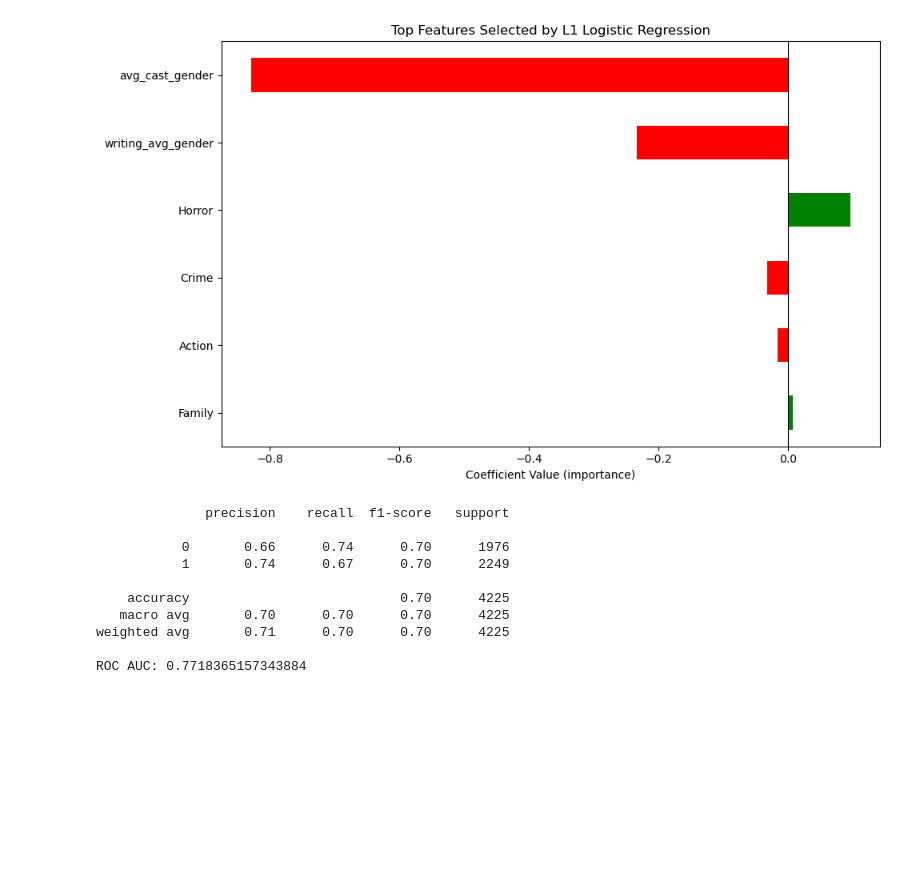
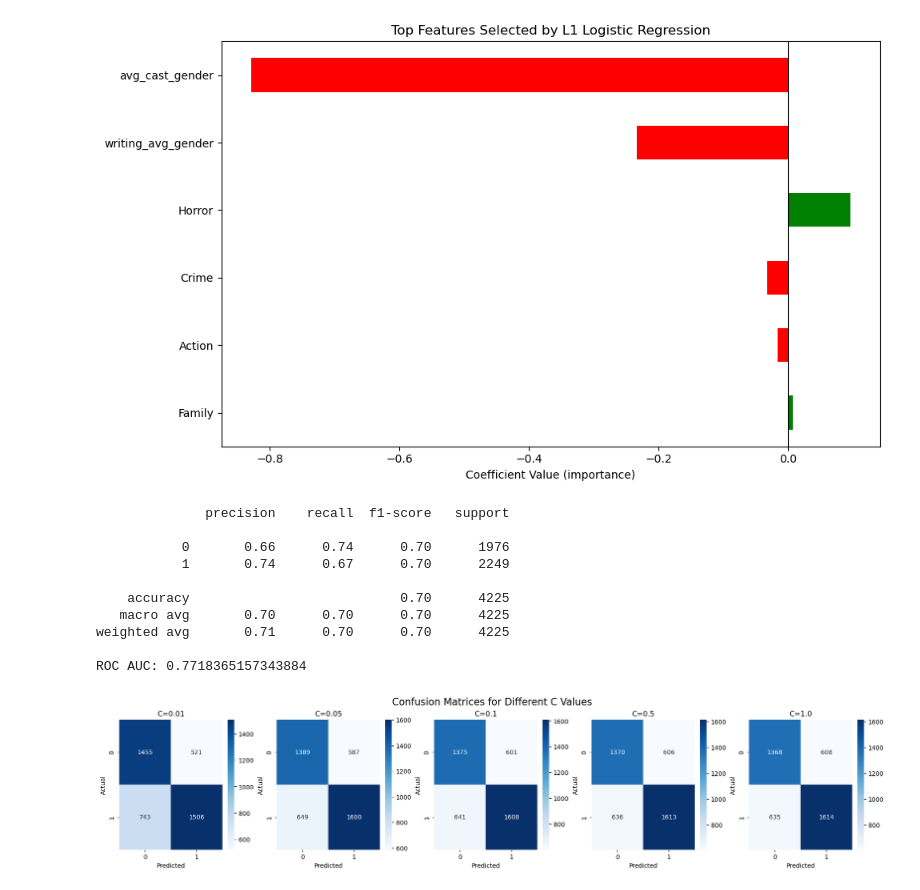
Before and after one commit to ABecker03/COGS209_Project, a Jupyter notebook: regression.ipynb, the cells around one changed output. Drawn from its saved outputs; the diff is of its cells as text; code cells hidden in the pictures; blank space fills up the shorter version.

```diff
--- a/regression.ipynb
+++ b/regression.ipynb
@@ -183,3 +185,28 @@ print("ROC AUC:", roc_auc_score(y, y_prob))
 weighted avg       0.71      0.70      0.70      4225
 
 ROC AUC: 0.7718365157343884
+# %%
+
+# Your list of C values
+c_values = [0.01, 0.05, 0.1, 0.5, 1.0]
+
+# Prepare for plotting
+fig, axes = plt.subplots(1, len(c_values), figsize=(18, 4), constrained_layout=True)
+
+# Optionally use cross-validation or just use the whole training set
+for i, C in enumerate(c_values):
+    model = LogisticRegression(penalty='l1', solver='liblinear', C=C)
+    model.fit(X_scaled, y)
+
+    y_pred = model.predict(X_scaled)
+    cm = confusion_matrix(y, y_pred)
+
+    sns.heatmap(cm, annot=True, fmt='d', cmap='Blues', ax=axes[i])
+    axes[i].set_title(f'C={C}')
+    axes[i].set_xlabel('Predicted')
+    axes[i].set_ylabel('Actual')
+
+plt.suptitle("Confusion Matrices for Different C Values", fontsize=16)
+plt.show()
+# %% [output]
+[figure, added]
```
Also changed, not shown: parts of 3 cells of this notebook.
